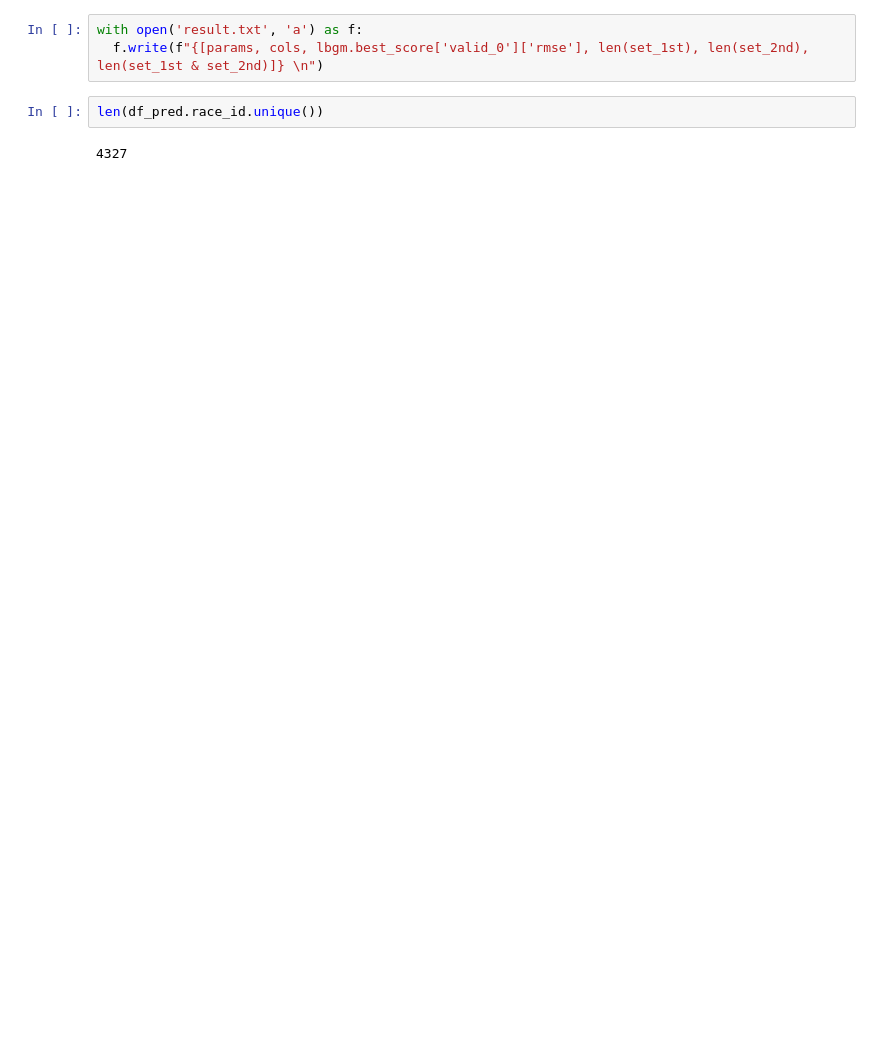
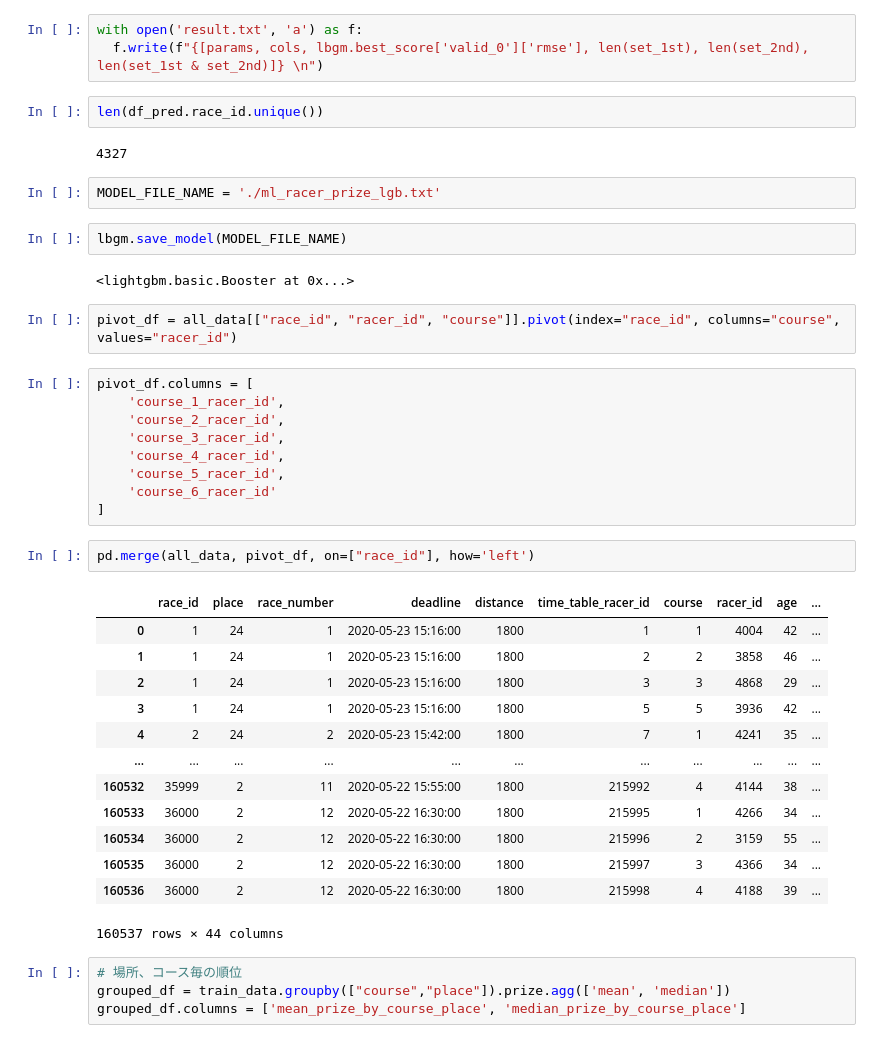
Before and after one commit to Deep-Inception/izanami_machinelearning_develop, a Jupyter notebook: prize_prediction_lightgbm.ipynb, the cells around one changed output. Cells and saved outputs as stored; diff of their text form; blank space fills up the shorter version.

Commit message:
modify prize_prediction_lightgbm

```diff
--- a/prize_prediction_lightgbm.ipynb
+++ b/prize_prediction_lightgbm.ipynb
@@ -410,3 +355,40 @@ with open('result.txt', 'a') as f:
 len(df_pred.race_id.unique())
 # %% [output]
 4327
+# %%
+MODEL_FILE_NAME = './ml_racer_prize_lgb.txt'
+# %%
+lbgm.save_model(MODEL_FILE_NAME)
+# %% [output]
+<lightgbm.basic.Booster at 0x...>
+# %%
+pivot_df = all_data[["race_id", "racer_id", "course"]].pivot(index="race_id", columns="course", values="racer_id")
+# %%
+pivot_df.columns = [
+    'course_1_racer_id',
+    'course_2_racer_id',
+    'course_3_racer_id',
+    'course_4_racer_id',
+    'course_5_racer_id',
+    'course_6_racer_id'
+]
+# %%
+pd.merge(all_data, pivot_df, on=["race_id"], how='left')
+# %% [output]
+|  | race_id | place | race_number | deadline | distance | time_table_racer_id | course | racer_id | age | ... |
+| 0 | 1 | 24 | 1 | 2020-05-23 15:16:00 | 1800 | 1 | 1 | 4004 | 42 | ... |
+| 1 | 1 | 24 | 1 | 2020-05-23 15:16:00 | 1800 | 2 | 2 | 3858 | 46 | ... |
+| 2 | 1 | 24 | 1 | 2020-05-23 15:16:00 | 1800 | 3 | 3 | 4868 | 29 | ... |
+| 3 | 1 | 24 | 1 | 2020-05-23 15:16:00 | 1800 | 5 | 5 | 3936 | 42 | ... |
+| 4 | 2 | 24 | 2 | 2020-05-23 15:42:00 | 1800 | 7 | 1 | 4241 | 35 | ... |
+| ... | ... | ... | ... | ... | ... | ... | ... | ... | ... | ... |
+| 160532 | 35999 | 2 | 11 | 2020-05-22 15:55:00 | 1800 | 215992 | 4 | 4144 | 38 | ... |
+| 160533 | 36000 | 2 | 12 | 2020-05-22 16:30:00 | 1800 | 215995 | 1 | 4266 | 34 | ... |
+| 160534 | 36000 | 2 | 12 | 2020-05-22 16:30:00 | 1800 | 215996 | 2 | 3159 | 55 | ... |
+| 160535 | 36000 | 2 | 12 | 2020-05-22 16:30:00 | 1800 | 215997 | 3 | 4366 | 34 | ... |
+| 160536 | 36000 | 2 | 12 | 2020-05-22 16:30:00 | 1800 | 215998 | 4 | 4188 | 39 | ... |
+160537 rows × 44 columns
+# %%
+# 場所、コース毎の順位
+grouped_df = train_data.groupby(["course","place"]).prize.agg(['mean', 'median'])
+grouped_df.columns = ['mean_prize_by_course_place', 'median_prize_by_course_place']
```
Also changed, not shown: parts of 27 cells of this notebook.
